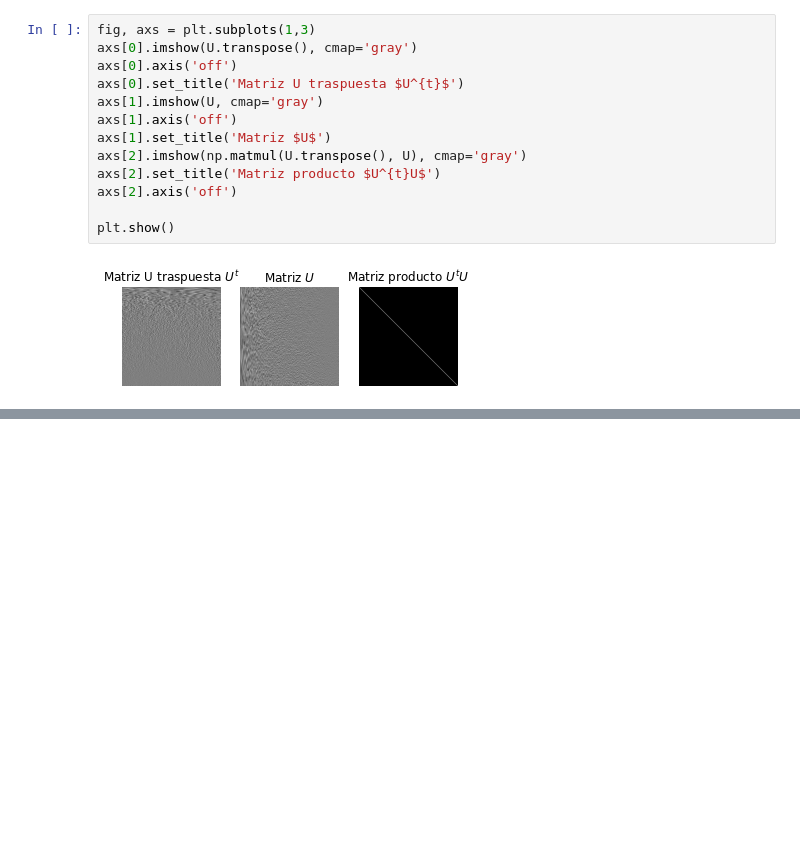
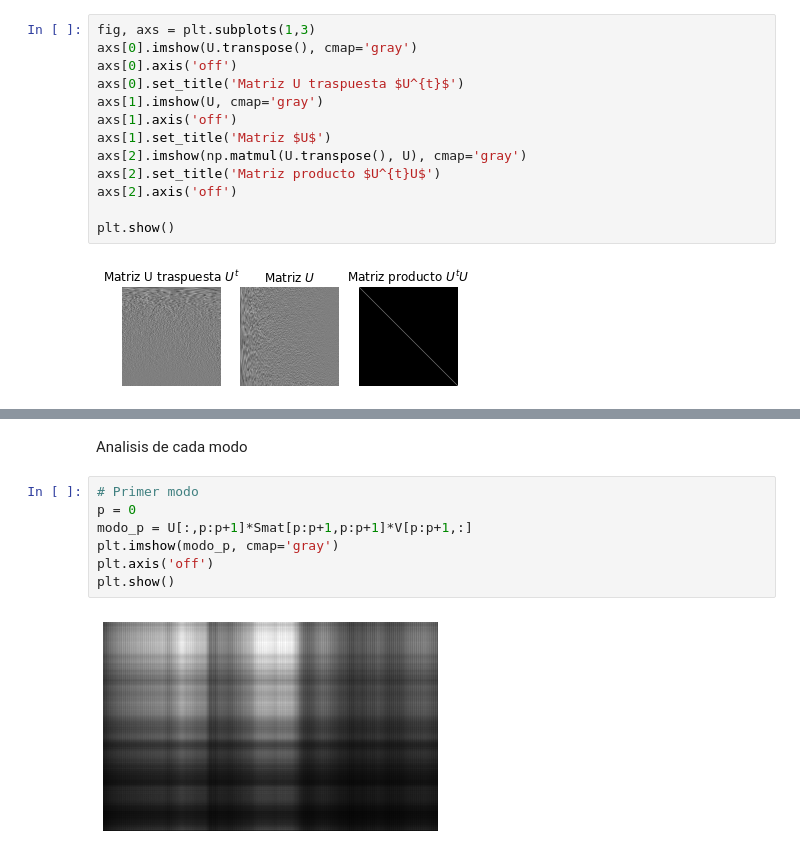
Before and after one commit to rollervan/FunMat, a Jupyter notebook: Codes/Clase IV.ipynb, the cells around one changed output, grey strips where cells are left out. Cells and saved outputs as stored; diff of their text form; blank space fills up the shorter version.

```diff
--- a/Codes/Clase IV.ipynb
+++ b/Codes/Clase IV.ipynb
@@ -270,0 +581,11 @@ $\displaystyle \left[\begin{matrix}1.0 $\epsilon$ + 2.0 & 3.0\\3.0 & 1.0 $\epsil
+# %% [markdown]
+Analisis de cada modo
+# %%
+# Primer modo
+p = 0
+modo_p = U[:,p:p+1]*Smat[p:p+1,p:p+1]*V[p:p+1,:]
+plt.imshow(modo_p, cmap='gray')
+plt.axis('off')
+plt.show()
+# %% [output]
+[figure, added]
```
Also changed, not shown: parts of 48 cells of this notebook.
